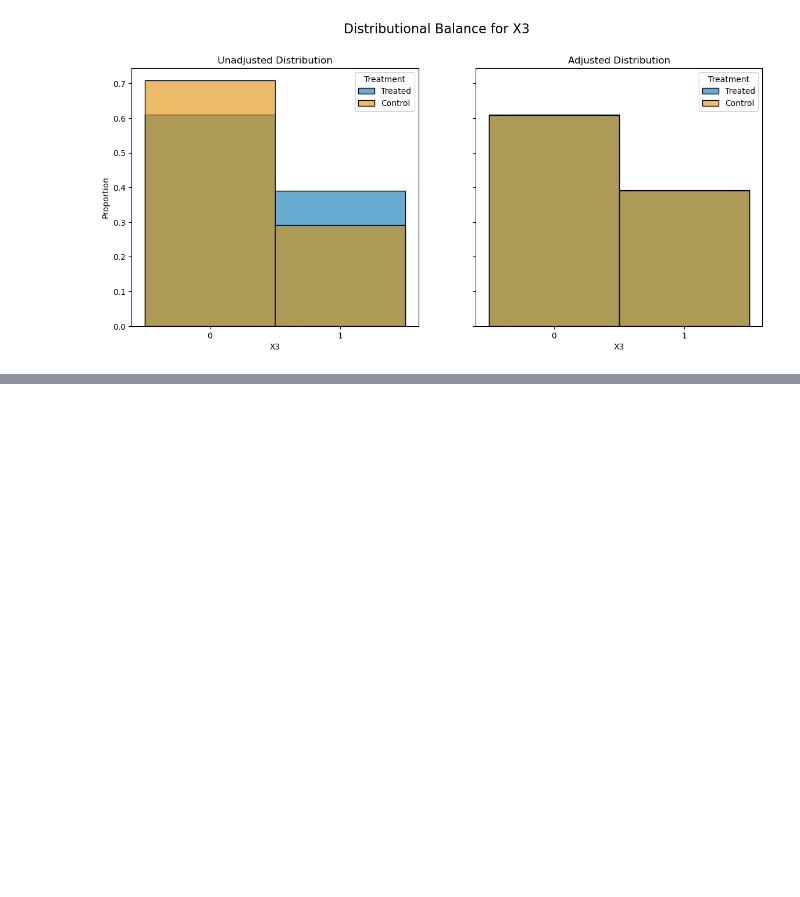
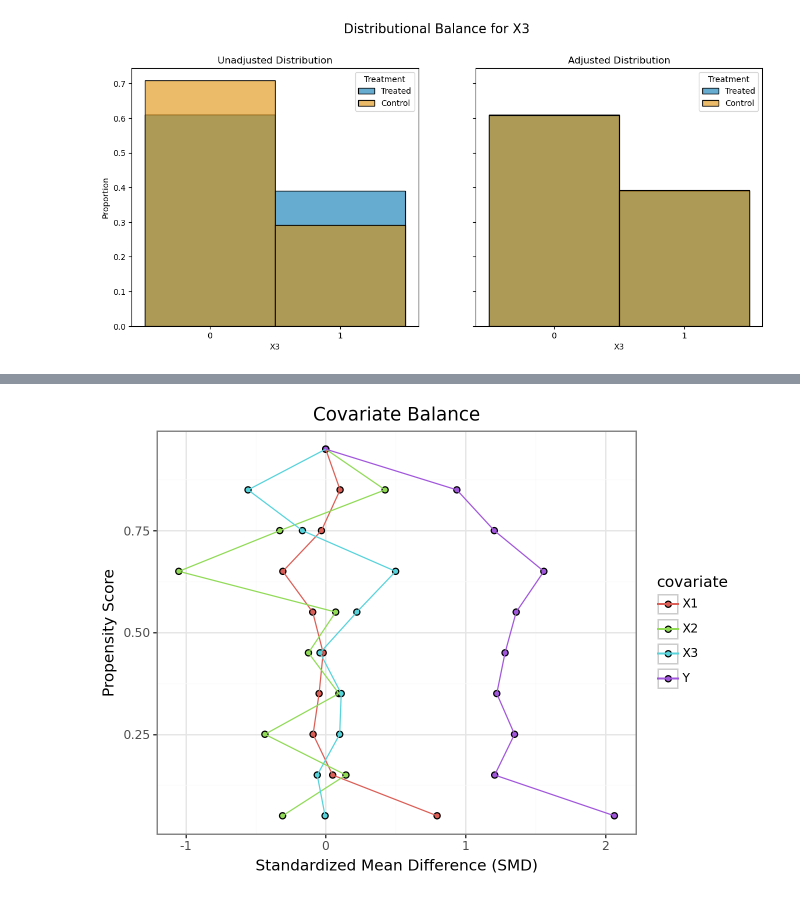
Before and after one commit to SvenKlaassen/cov-balance, a Jupyter notebook: cobalt_tests/python/unbalanced_dgp.ipynb, the cells around one changed output, grey strips where cells are left out. Cells and saved outputs as stored; diff of their text form; code cells hidden in the pictures; blank space fills up the shorter version.

```diff
--- a/cobalt_tests/python/unbalanced_dgp.ipynb
+++ b/cobalt_tests/python/unbalanced_dgp.ipynb
@@ -256,0 +264,5 @@ plt.show()
+# %%
+g = bal_table_test.plot_prop_balance(propensity_score=df_test["m_calibrated"], n_bins=10)
+g
+# %% [output]
+[figure, added]
```
Also changed, not shown: parts of 2 cells of this notebook, 2 other files.
